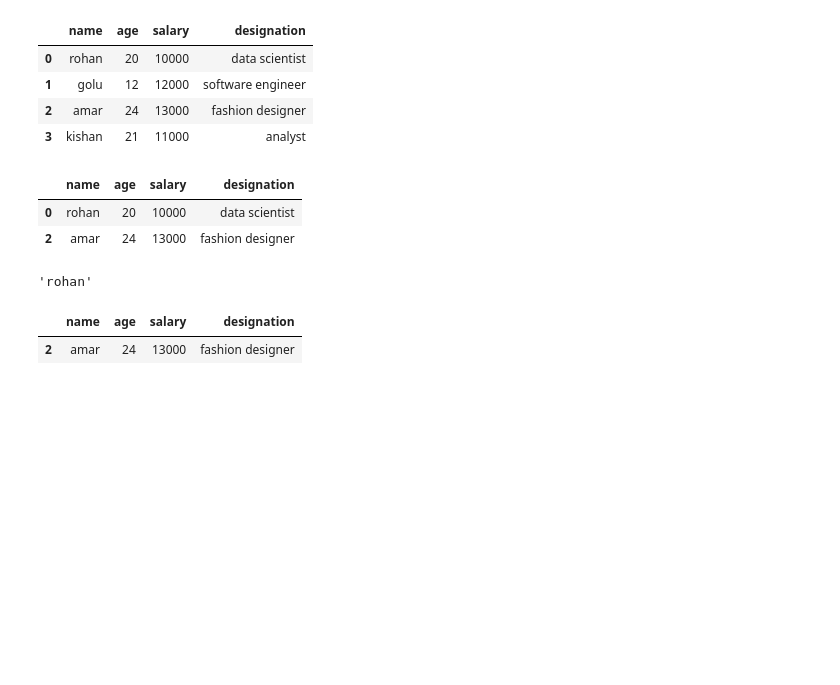
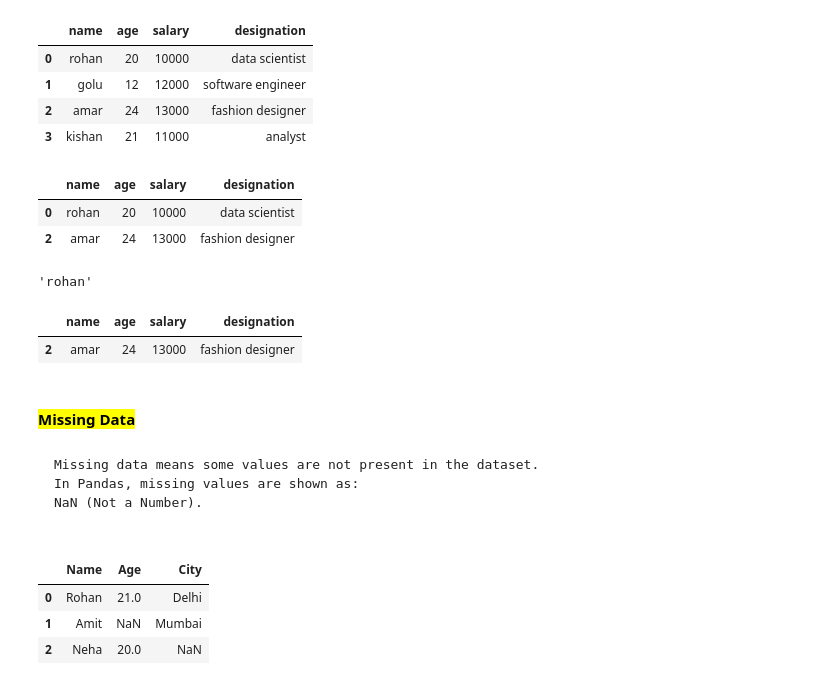
Before and after one commit to rohan-codex/Python_Basics, a Jupyter notebook: Pandas.ipynb, the cells around one changed output. Drawn from its saved outputs; the diff is of its cells as text; code cells hidden in the pictures; blank space fills up the shorter version.

Commit message:
Missing Data1

````diff
--- a/Pandas.ipynb
+++ b/Pandas.ipynb
@@ -309,3 +309,25 @@ df5[(df5["age"]>18)&(df5["salary"]>11000)]
 # %% [output]
 |  | name | age | salary | designation |
 | 2 | amar | 24 | 13000 | fashion designer |
+# %% [markdown]
+#### <mark>**Missing Data**<mark/>
+# %% [markdown]
+```
+Missing data means some values are not present in the dataset.
+In Pandas, missing values are shown as:
+NaN (Not a Number).
+# %%
+import pandas as pd
+import numpy as np
+data = {
+    "Name": ["Rohan", "Amit", "Neha"],
+    "Age": [21, np.nan, 20],
+    "City": ["Delhi", "Mumbai", np.nan ]
+}
+df = pd.DataFrame(data)
+df
+# %% [output]
+|  | Name | Age | City |
+| 0 | Rohan | 21.0 | Delhi |
+| 1 | Amit | NaN | Mumbai |
+| 2 | Neha | 20.0 | NaN |
````
Also changed, not shown: parts of 14 cells of this notebook.
